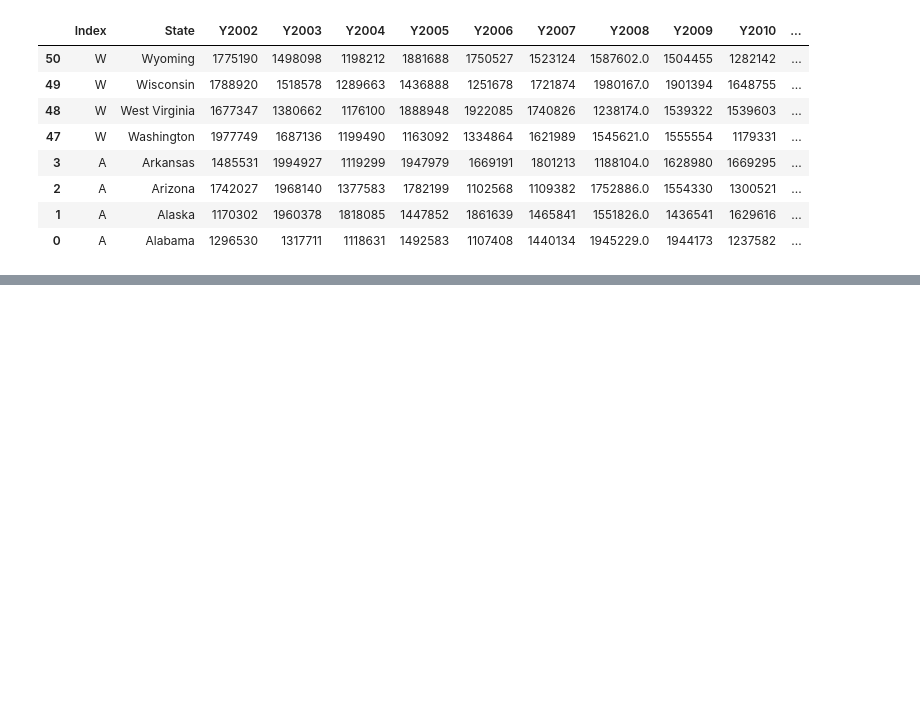
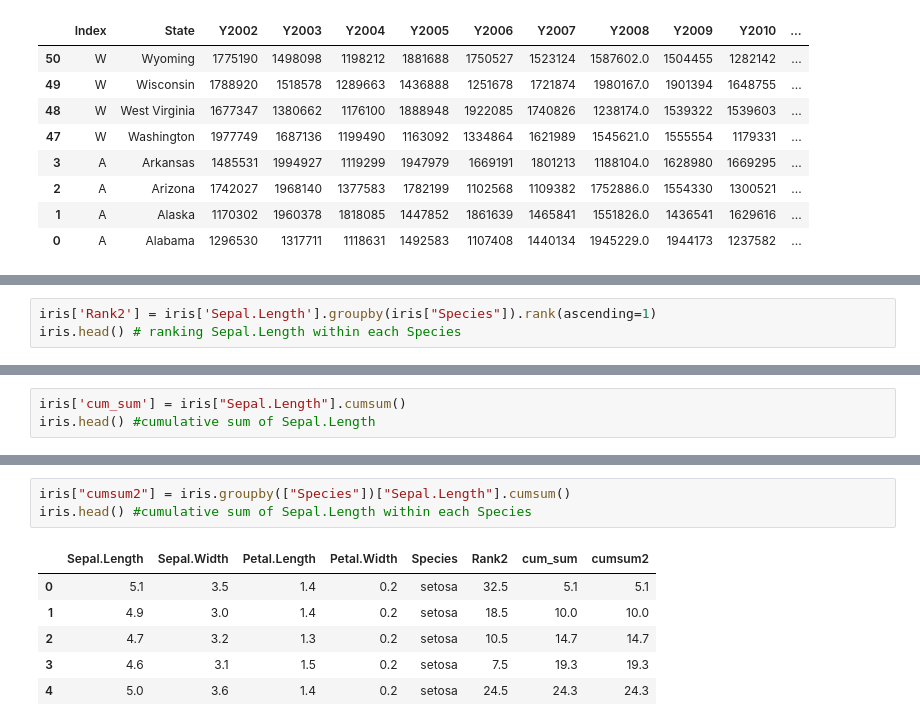
Before and after one commit to Shr3y4sm/Pandas, a Jupyter notebook: pandas_beginner.ipynb, the cells around one changed output, grey strips where cells are left out. Cells and saved outputs as stored; diff of their text form; blank space fills up the shorter version.

```diff
--- a/pandas_beginner.ipynb
+++ b/pandas_beginner.ipynb
@@ -378,0 +491,3 @@ mydata.loc[mydata.Index.isin(["A","W"]),:]
+# %%
+iris['Rank2'] = iris['Sepal.Length'].groupby(iris["Species"]).rank(ascending=1)
+iris.head() # ranking Sepal.Length within each Species
@@ -378,0 +501,3 @@ mydata.loc[mydata.Index.isin(["A","W"]),:]
+# %%
+iris['cum_sum'] = iris["Sepal.Length"].cumsum()
+iris.head() #cumulative sum of Sepal.Length
@@ -378,0 +511,10 @@ mydata.loc[mydata.Index.isin(["A","W"]),:]
+# %%
+iris["cumsum2"] = iris.groupby(["Species"])["Sepal.Length"].cumsum()
+iris.head() #cumulative sum of Sepal.Length within each Species
+# %% [output]
+|  | Sepal.Length | Sepal.Width | Petal.Length | Petal.Width | Species | Rank2 | cum_sum | cumsum2 |
+| 0 | 5.1 | 3.5 | 1.4 | 0.2 | setosa | 32.5 | 5.1 | 5.1 |
+| 1 | 4.9 | 3.0 | 1.4 | 0.2 | setosa | 18.5 | 10.0 | 10.0 |
+| 2 | 4.7 | 3.2 | 1.3 | 0.2 | setosa | 10.5 | 14.7 | 14.7 |
+| 3 | 4.6 | 3.1 | 1.5 | 0.2 | setosa | 7.5 | 19.3 | 19.3 |
+| 4 | 5.0 | 3.6 | 1.4 | 0.2 | setosa | 24.5 | 24.3 | 24.3 |
```
Also changed, not shown: parts of 25 cells of this notebook.
